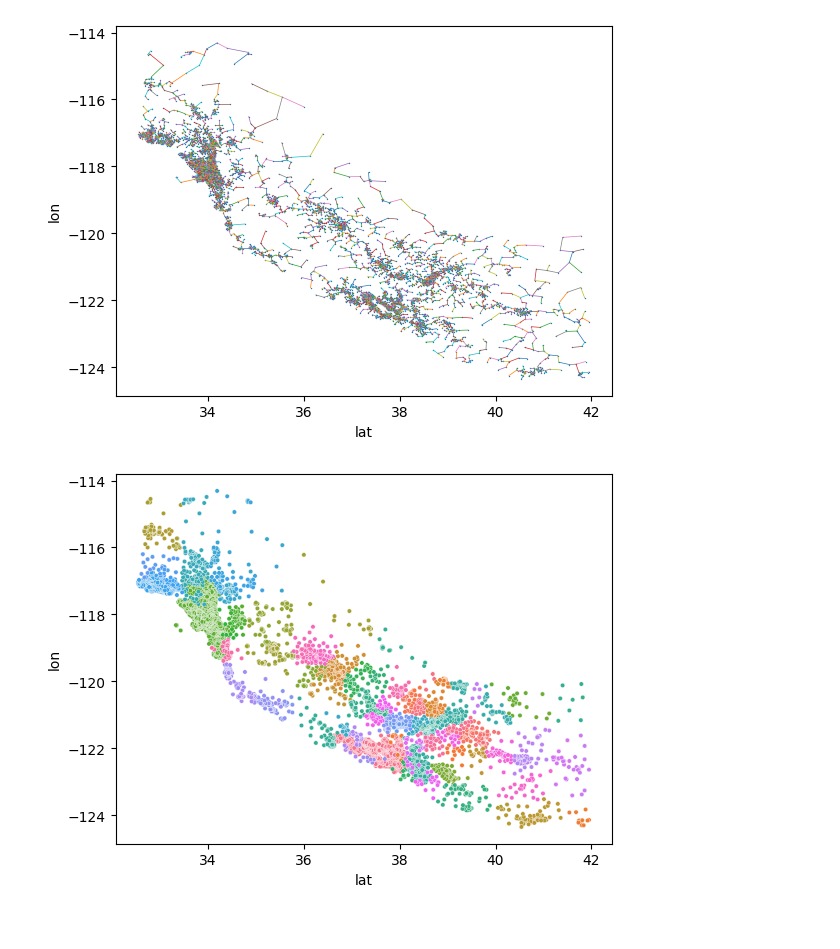
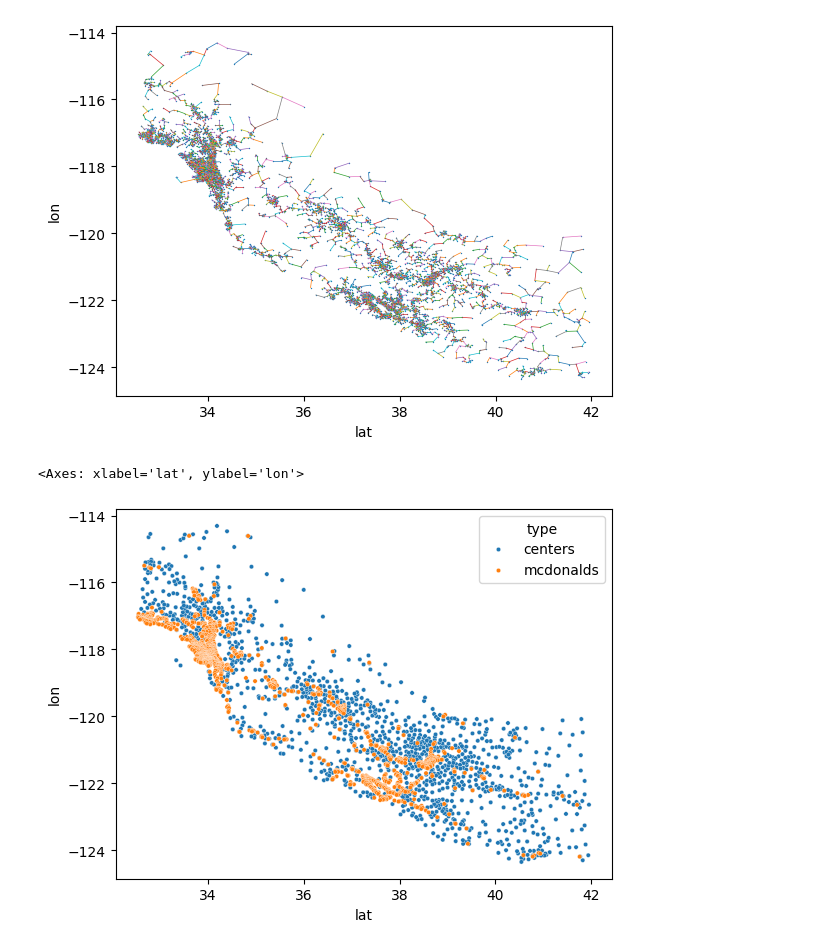
Before and after one commit to smitssjors/mpa, a Jupyter notebook: report_2.ipynb, the cells around one changed output. Drawn from its saved outputs; the diff is of its cells as text; code cells hidden in the pictures.

```diff
--- a/report_2.ipynb
+++ b/report_2.ipynb
@@ -59,33 +60,55 @@ def mst_to_clusters(dataset: str, k: int) -> list[list[Vertex]]:
         adj[edge[0][0]].append(edge[0][1])
         adj[edge[0][1]].append(edge[0][0])
 
     visited = set()
 
     def dfs(v: Vertex, component: list[Vertex]):
         visited.add(v)
         component.append(v)
 
         for n in adj[v]:
             if n not in visited:
                 dfs(n, component)
 
     components = []
 
     for v in adj:
         if v not in visited:
             component = []
             dfs(v, component)
             components.append(component)
 
     return components
 
 
+def find_centers(components: list[list[Vertex]]) -> list[Vertex]:
+    def mean(cluster: list[Vertex]) -> Vertex:
+        a = np.array(cluster)
+        x, y = np.mean(a, axis=0)
+        return (x, y)
+
+    return list(map(mean, components))
+
+
 def plot_clusters(clusters: list[list[Vertex]]):
-    clusters = [(x, y, str(i)) for i, c in enumerate(clusters) for x, y in c]
+    clusters = ((x, y, str(i)) for i, c in enumerate(clusters) for x, y in c)
     df = pd.DataFrame.from_records(clusters, columns=["lat", "lon", "cluster"])
     sns.scatterplot(data=df, x="lat", y="lon", hue="cluster", legend=False, s=10)
 
 
-plot_clusters(mst_to_clusters("housing", 1288))
+def plot_centers(centers: list[Vertex]):
+    df = pd.DataFrame.from_records(centers, columns=["lat", "lon"])
+    sns.scatterplot(data=df, x="lat", y="lon", s=10)
+
+
+clusters = mst_to_clusters("housing", 1288)
+centers = find_centers(clusters)
+centers = pd.DataFrame.from_records(centers, columns=["lat", "lon"])
+centers["type"] = "centers"
+mac_v = pd.read_csv(vertices_csv_path("mcdonalds"), names=["lat", "lon"])
+mac_v["type"] = "mcdonalds"
+all = pd.concat([centers, mac_v])
+sns.scatterplot(data=all, x="lat", y="lon", hue="type", s=10)
 # %% [output]
+<Axes: xlabel='lat', ylabel='lon'>
-[figure, old version]
+[figure, new version]
```
Also changed, not shown: parts of 1 cell of this notebook.
